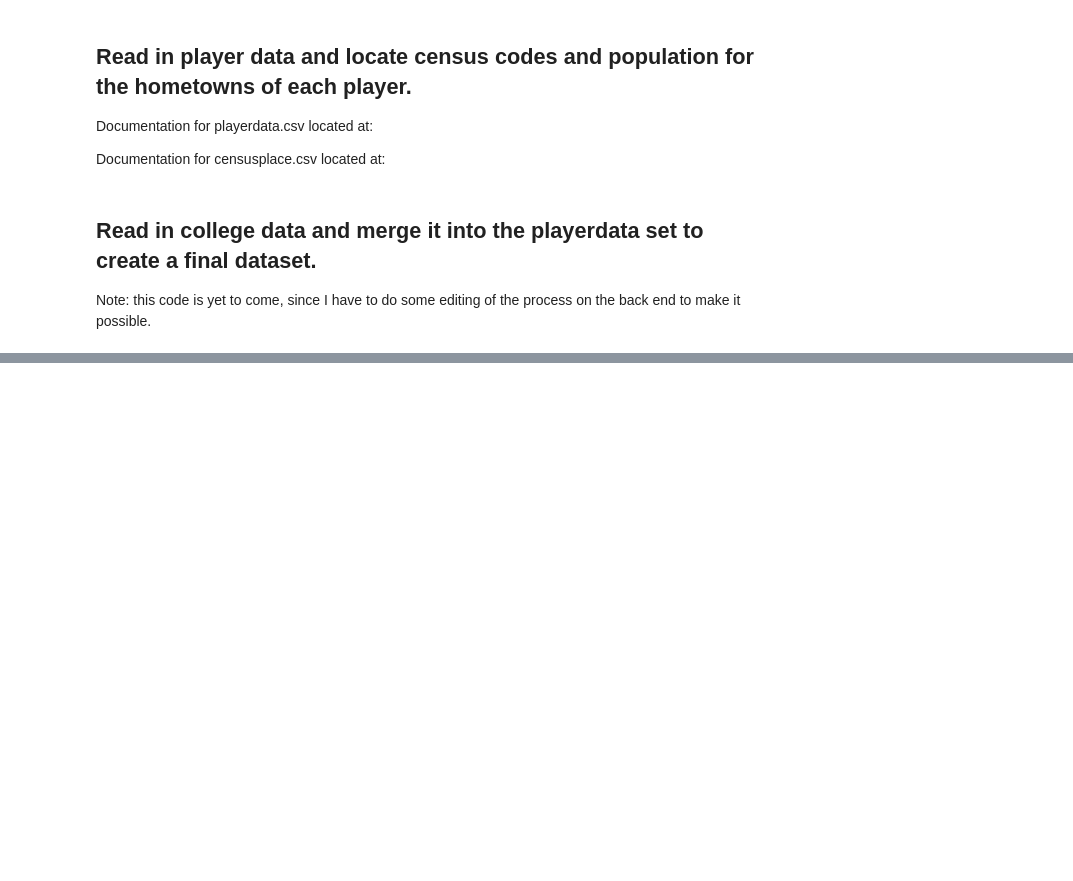
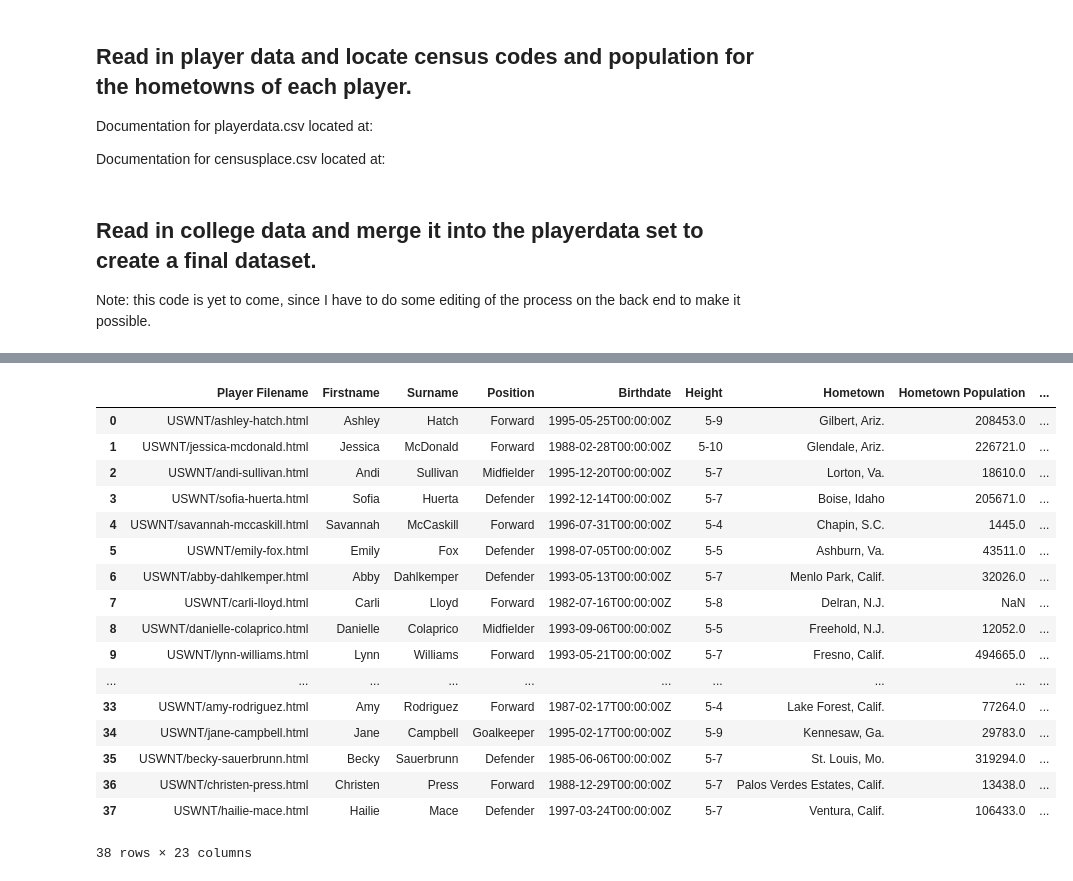
Before and after one commit to rachelbellavia/IS590OM-USWNT, a Jupyter notebook: FinalCode.ipynb, the cells around one changed output, grey strips where cells are left out. Saved outputs shown, nothing was run; the diff lists cells and outputs as text; code cells hidden in the pictures; blank space fills up the shorter version.

Commit message:
Merge everything together!

```diff
--- a/FinalCode.ipynb
+++ b/FinalCode.ipynb
@@ -180,0 +159,31 @@ collegedata
+# %%
+import pandas as pd
+
+collegedata = pd.read_csv("2018Data/Collegewiki/collegedata-clean.csv")
+playerdata = pd.read_csv("interimfile.csv")
+collegeselect = collegedata[["Player Filename", "First College Name", "First College Location", "First College Enrollment", "First College Public", "First College Private", "First College Community", "Second College Name", "Second College Location", "Second College Enrollment", "Second College Public", "Second College Private", "Second College Community"]]
+playerselect = playerdata[["Player Filename", 'Firstname', 'Surname', 'Position', 'Birthdate', 'Height', 'Hometown', 'Hometown Population', 'State Code', 'Region Code', 'Division Code']]
+
+final = pd.merge(playerselect, collegeselect, on='Player Filename')
+
+final
+# collegeselect
+# %% [output]
+|  | Player Filename | Firstname | Surname | Position | Birthdate | Height | Hometown | Hometown Population | ... |
+| 0 | USWNT/ashley-hatch.html | Ashley | Hatch | Forward | 1995-05-25T00:00:00Z | 5-9 | Gilbert, Ariz. | 208453.0 | ... |
+| 1 | USWNT/jessica-mcdonald.html | Jessica | McDonald | Forward | 1988-02-28T00:00:00Z | 5-10 | Glendale, Ariz. | 226721.0 | ... |
+| 2 | USWNT/andi-sullivan.html | Andi | Sullivan | Midfielder | 1995-12-20T00:00:00Z | 5-7 | Lorton, Va. | 18610.0 | ... |
+| 3 | USWNT/sofia-huerta.html | Sofia | Huerta | Defender | 1992-12-14T00:00:00Z | 5-7 | Boise, Idaho | 205671.0 | ... |
+| 4 | USWNT/savannah-mccaskill.html | Savannah | McCaskill | Forward | 1996-07-31T00:00:00Z | 5-4 | Chapin, S.C. | 1445.0 | ... |
+| 5 | USWNT/emily-fox.html | Emily | Fox | Defender | 1998-07-05T00:00:00Z | 5-5 | Ashburn, Va. | 43511.0 | ... |
+| 6 | USWNT/abby-dahlkemper.html | Abby | Dahlkemper | Defender | 1993-05-13T00:00:00Z | 5-7 | Menlo Park, Calif. | 32026.0 | ... |
+| 7 | USWNT/carli-lloyd.html | Carli | Lloyd | Forward | 1982-07-16T00:00:00Z | 5-8 | Delran, N.J. | NaN | ... |
+| 8 | USWNT/danielle-colaprico.html | Danielle | Colaprico | Midfielder | 1993-09-06T00:00:00Z | 5-5 | Freehold, N.J. | 12052.0 | ... |
+| 9 | USWNT/lynn-williams.html | Lynn | Williams | Forward | 1993-05-21T00:00:00Z | 5-7 | Fresno, Calif. | 494665.0 | ... |
+| ... | ... | ... | ... | ... | ... | ... | ... | ... | ... |
+| 33 | USWNT/amy-rodriguez.html | Amy | Rodriguez | Forward | 1987-02-17T00:00:00Z | 5-4 | Lake Forest, Calif. | 77264.0 | ... |
+| 34 | USWNT/jane-campbell.html | Jane | Campbell | Goalkeeper | 1995-02-17T00:00:00Z | 5-9 | Kennesaw, Ga. | 29783.0 | ... |
+| 35 | USWNT/becky-sauerbrunn.html | Becky | Sauerbrunn | Defender | 1985-06-06T00:00:00Z | 5-7 | St. Louis, Mo. | 319294.0 | ... |
+| 36 | USWNT/christen-press.html | Christen | Press | Forward | 1988-12-29T00:00:00Z | 5-7 | Palos Verdes Estates, Calif. | 13438.0 | ... |
+| 37 | USWNT/hailie-mace.html | Hailie | Mace | Defender | 1997-03-24T00:00:00Z | 5-7 | Ventura, Calif. | 106433.0 | ... |
+38 rows × 23 columns
```
Also changed, not shown: parts of 2 cells of this notebook, 42 other files.
